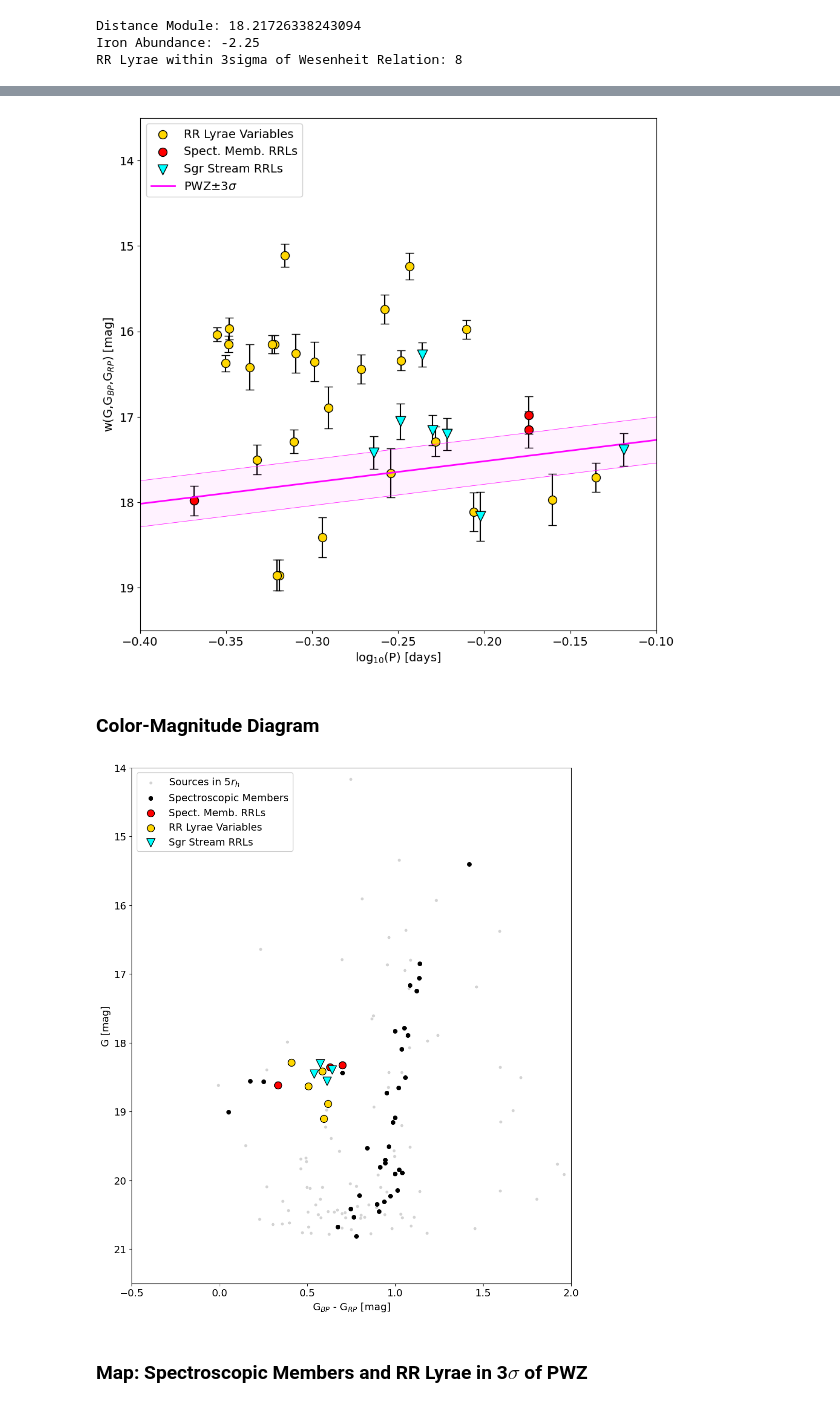
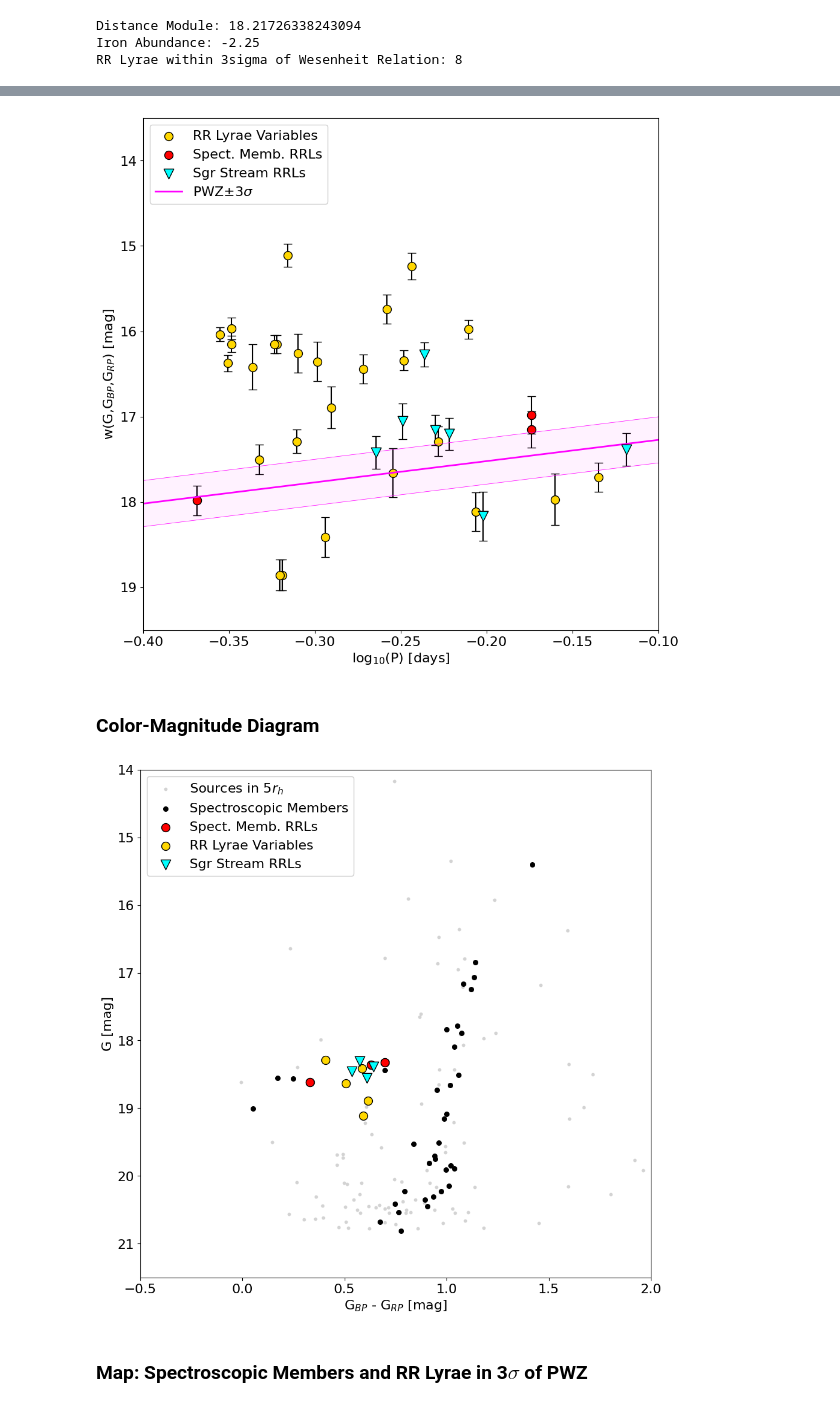
Before and after one commit to MLValentini/MultiMethod-UFDs, a Jupyter notebook: ComaBerenices.ipynb, the cells around one changed output, grey strips where cells are left out. Drawn from its saved outputs; the diff is of its cells as text; code cells hidden in the pictures.

```diff
--- a/ComaBerenices.ipynb
+++ b/ComaBerenices.ipynb
@@ -871,10 +871,10 @@ Sgr Stream RR Lyrae within [Fe/H]: 4
 plt.figure(figsize=(11,11))
 plt.xlim(-0.4,-0.1)
 plt.ylim(19.5,13.5)
-plt.xticks(fontsize=14)
-plt.yticks(fontsize=14)
-plt.xlabel(r'log$_{10}$(P) [days]', fontsize=14)
-plt.ylabel(r'w(G,G$_{BP}$,G$_{RP}$) [mag]', fontsize=14)
+plt.xticks(fontsize=16)
+plt.yticks(fontsize=16)
+plt.xlabel(r'log$_{10}$(P) [days]', fontsize=16)
+plt.ylabel(r'w(G,G$_{BP}$,G$_{RP}$) [mag]', fontsize=16)
 
 
 ## All RR Lyrae
@@ -900,37 +900,40 @@ plt.plot(t, pw_generic + 3*w_sigma, c='magenta', linewidth=0.5, linestyle = 'sol
 plt.plot(t, pw_generic - 3*w_sigma, c='magenta', linewidth=0.5, linestyle = 'solid')
 plt.fill_between(t, pw_generic + 3*w_sigma, pw_generic - 3*w_sigma, alpha=0.05, color='magenta', zorder=0)
 
-plt.legend(loc=2, fontsize=14, framealpha=0.95)
+plt.legend(loc=2, fontsize=16, framealpha=0.95)
+
+
 #plt.grid(True)
 plt.savefig('Plot/ComaBerenices/ComaBerenices_paper01.png', bbox_inches='tight', pad_inches=0.1)
 plt.show()
 # %% [output]
-[figure, old version]
+[figure, new version]
 # %% [markdown]
 ### Color-Magnitude Diagram
 # %%
 ## CMD
 
-plt.figure(figsize=(11,13))
+plt.figure(figsize=(11,11))
 plt.xlim(-0.5,2)
 plt.ylim(21.5,14)
-plt.xticks(fontsize=14)
-plt.yticks(fontsize=14)
-plt.xlabel(r'G$_{BP}$ - G$_{RP}$ [mag]', fontsize=14)
-plt.ylabel('G [mag]', fontsize=14)
+plt.xticks(fontsize=16)
+plt.yticks(fontsize=16)
+plt.xlabel(r'G$_{BP}$ - G$_{RP}$ [mag]', fontsize=16)
+plt.ylabel('G [mag]', fontsize=16)
 
 plt.scatter(data_5rh_final['phot_bp_mean_mag'] - data_5rh_final['phot_rp_mean_mag'], data_5rh_final['phot_g_mean_mag'], s=10, c='lightgrey', marker='o', label=r'Sources in 5$r_h$', zorder=0)
 plt.scatter(memb['phot_bp_mean_mag'] - memb['phot_rp_mean_mag'], memb['phot_g_mean_mag'], s=30, marker='o', c='k', edgecolor='k', label='Spectroscopic Members', zorder=1)
 plt.scatter(memb_rr['phot_bp_mean_mag'] - memb_rr['phot_rp_mean_mag'], memb_rr['int_average_g'], s=100, marker='o', color='red', edgecolor='k', label='Spect. Memb. RRLs', zorder=3)
 plt.scatter(rr_pw_final['phot_bp_mean_mag'] - rr_pw_final['phot_rp_mean_mag'], rr_pw_final['int_average_g'], s=100, marker='o', edgecolor='k', color='gold', label=r'RR Lyrae Variables', zorder=2)
 plt.scatter(sgr_pmcut_pw['phot_bp_mean_mag'] - sgr_pmcut_pw['phot_rp_mean_mag'], sgr_pmcut_pw['int_average_g'], s=140, marker='v', edgecolor='k', color='cyan', label='Sgr Stream RRLs', zorder=4)
 
-plt.legend(loc=2, fontsize=14, framealpha=0.95)
+plt.legend(loc=2, fontsize=16, framealpha=0.95)
+
 #plt.grid(True)
 plt.savefig('Plot/ComaBerenices/ComaBerenices_paper02.png', bbox_inches='tight', pad_inches=0.1)
 plt.show()
 # %% [output]
-[figure, old version]
+[figure, new version]
 # %% [markdown]
 ### Map: Spectroscopic Members and RR Lyrae in 3$\sigma$ of PWZ
 # %%
```
Also changed, not shown: parts of 2 cells of this notebook, 6 other files.
